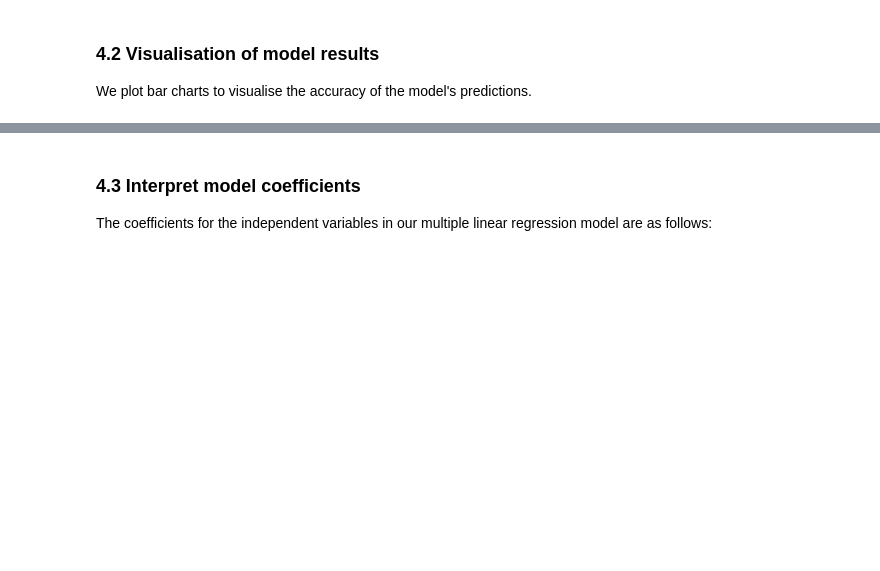
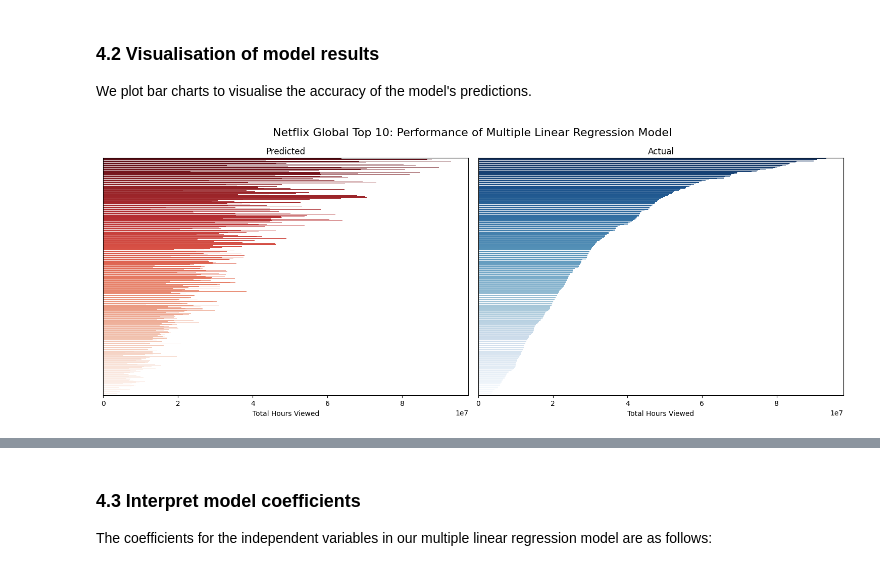
Before and after one commit to dpb24/netflix-global-top-10-performance-predictor-lr, a Jupyter notebook: netflix-global-top-10-performance-predictor-lr.ipynb, the cells around one changed output, grey strips where cells are left out. Saved outputs shown, nothing was run; the diff lists cells and outputs as text; code cells hidden in the pictures; blank space fills up the shorter version.

Commit message:
Kaggle Notebook | Netflix Global Top 10 Performance Predictor - LR

```diff
--- a/netflix-global-top-10-performance-predictor-lr.ipynb
+++ b/netflix-global-top-10-performance-predictor-lr.ipynb
@@ -1045,43 +1099,59 @@ model_results_sorted[['season_title', 'pred_total_hours_viewed_in_top_10', 'tota
 ### 4.2 Visualisation of model results
 We plot bar charts to visualise the accuracy of the model's predictions.
 # %%
+# Convert y_pred to a DataFrame with the same index as y_test
+y_pred_orig_scale_df = pd.DataFrame(y_pred_orig_scale, index=y_test.index, columns=["y_pred_orig_scale"])
+
+# Concatenate predictions and actual values
+model_results = pd.concat([y_test_orig_scale, y_pred_orig_scale_df], axis=1)
+model_results.rename(columns={'log_total_hours_viewed_in_top_10': 'total_hours_viewed_in_top_10'}, inplace=True)
+
+# Sort by total hours viewed
+model_results = model_results.sort_values(by='total_hours_viewed_in_top_10', ascending=False)
+
+# Reset index to make it a column for plotting
+model_results = model_results.reset_index()
+model_results['id'] = model_results.index.astype(str)
+
 # Create figure with two subplots (side by side)
 fig, axes = plt.subplots(1, 2, figsize=(15, 6), sharey=True)
 
-# Plot actual total hours viewed
+# Plot predicted total hours viewed
 sns.barplot(
-    x="pred_total_hours_viewed_in_top_10",
-    y="season_title",
-    data=model_results_sorted,
+    x="y_pred_orig_scale",
+    y="id",
+    data=model_results,
     palette="Reds_r",
     ax=axes[0]
 )
-axes[0].set_xlabel("Total Hours Viewed in Top 10")
+axes[0].set_xlabel("Total Hours Viewed")
 axes[0].set_ylabel("")
 axes[0].set_title("Predicted")
 axes[0].set_yticks([])
 
-# Plot predicted total hours viewed
+# Plot actual total hours viewed
 sns.barplot(
     x="total_hours_viewed_in_top_10",
-    y="season_title",
-    data=model_results_sorted,
+    y="id",
+    data=model_results,
     palette="Blues_r",
     ax=axes[1]
 )
-axes[1].set_xlabel("Total Hours Viewed in Top 10")
+axes[1].set_xlabel("Total Hours Viewed")
 axes[1].set_ylabel("")
 axes[1].set_title("Actual")
 axes[1].set_yticks([])
 
 # Add overall title
-fig.suptitle("Netflix Global Top 10: Accuracy of Performance Predictor Model", fontsize=16)
+fig.suptitle("Netflix Global Top 10: Performance of Multiple Linear Regression Model", fontsize=16)
 
 # Adjust layout for better spacing
 plt.tight_layout()
 
 # Save the plot as a PNG file
-plt.savefig('netflix_global_top_10_model_results.png', format='png')
+plt.savefig('lr_model_performance1.png', format='png')
 
 # Show the plots
 plt.show()
+# %% [output]
+[figure, added]
```
Also changed, not shown: parts of 15 cells of this notebook.
